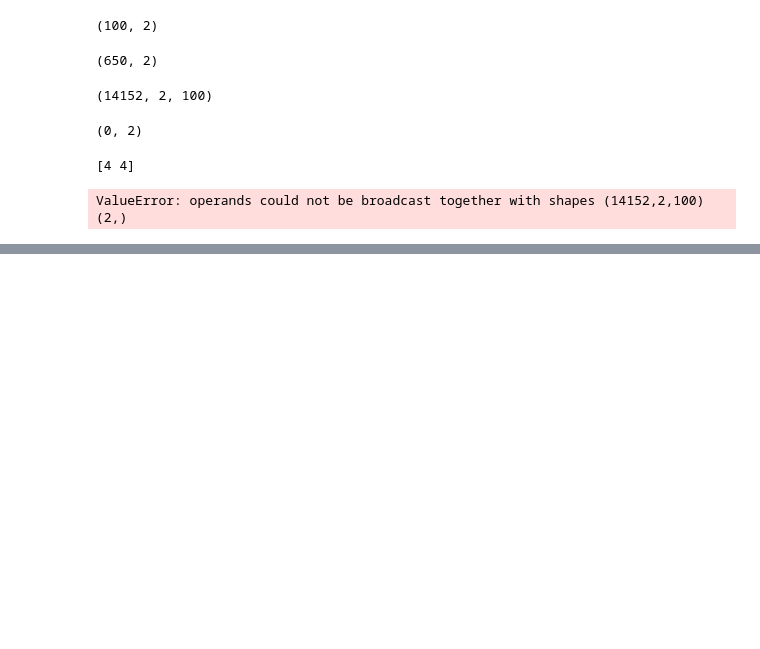
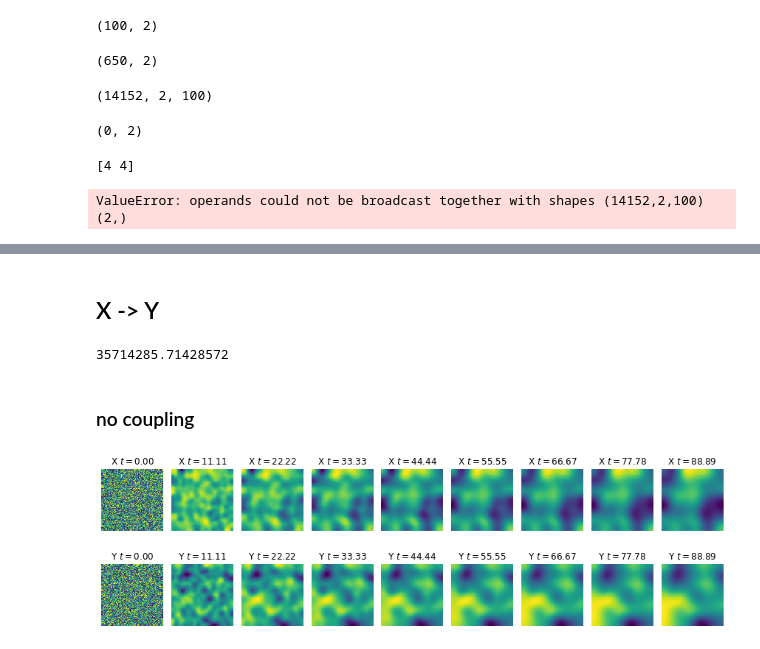
Before and after one commit to KatharinaBracher/GCCM, a Jupyter notebook: code/code.ipynb, the cells around one changed output, grey strips where cells are left out. Cells and saved outputs as stored; diff of their text form; code cells hidden in the pictures; blank space fills up the shorter version.

```diff
--- a/code/code.ipynb
+++ b/code/code.ipynb
@@ -1076,0 +1212,14 @@ ValueError: operands could not be broadcast together with shapes (14152,2,100) (
+# %%
+def laplacian(Z):
+    Ztop = Z[0:-2, 1:-1]
+    Zleft = Z[1:-1, 0:-2]
+    Zbottom = Z[2:, 1:-1]
+    Zright = Z[1:-1, 2:]
+    Zcenter = Z[1:-1, 1:-1]
+    return (Ztop + Zleft + Zbottom + Zright - 4 * Zcenter) / dx**2
+# %%
+def show_patterns(U, ax=None):
+    ax.imshow(U, cmap=plt.cm.viridis,
+              interpolation='None')
+           # extent=[-1, 1, -1, 1])
+    ax.set_axis_off()
@@ -1076,0 +1230,2 @@ ValueError: operands could not be broadcast together with shapes (14152,2,100) (
+# %% [markdown]
+## X -> Y
@@ -1076,0 +1284,19 @@ ValueError: operands could not be broadcast together with shapes (14152,2,100) (
+# %%
+size = 100  # size of the 2D grid
+dx = 2. / size  # space step
+
+a = 2.8e-4 # 5e-3 #
+T_a = size**2/a
+T_a
+# %% [output]
+35714285.71428572
+# %%
+np.random.seed(seed=3) #9 18
+X_rand = np.random.rand(size, size)
+Y_rand = np.random.rand(size, size)
+# %% [markdown]
+### no coupling
+# %%
+X, Y = plot(X_rand, Y_rand, T=100, c=0)
+# %% [output]
+[figure, added]
```
Also changed, not shown: parts of 57 cells of this notebook, 16 other files.
